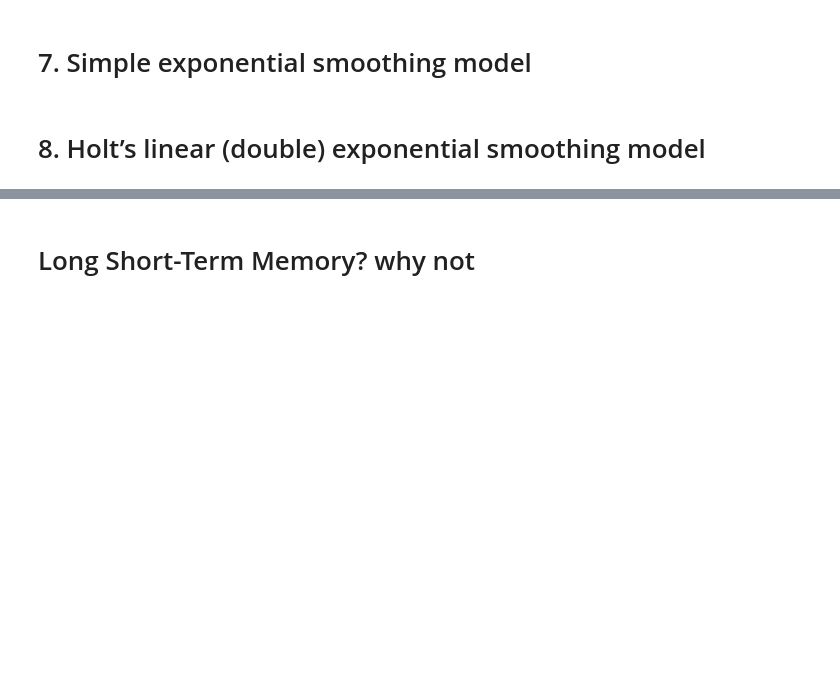
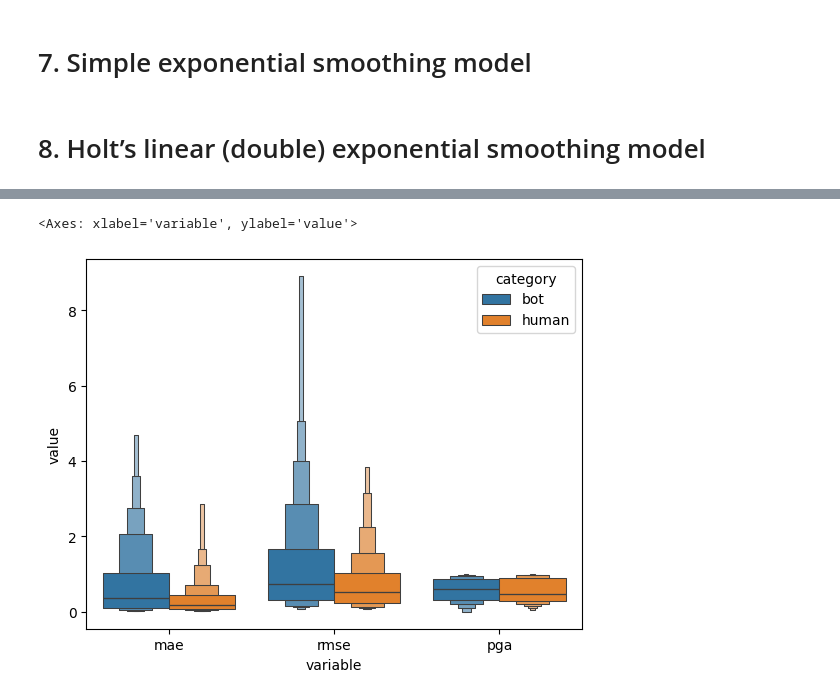
Before and after one commit to uhourri/GH-Bots-API, a Jupyter notebook: code/Models comparing using time sequences.ipynb, the cells around one changed output, grey strips where cells are left out. Cells and saved outputs as stored; diff of their text form; code cells hidden in the pictures; blank space fills up the shorter version.

```diff
--- a/code/Models comparing using time sequences.ipynb
+++ b/code/Models comparing using time sequences.ipynb
@@ -700,7 +734,7 @@ def tes_model(contributor):
         'category': contributor['category'].iloc[0],
         'r2': r2_score(test['n_activities'], predictions),
         'mae': mean_absolute_error(test['n_activities'], predictions),
-        'mse': mean_squared_error(test['n_activities'], predictions),
+        'mse': root_mean_squared_error(test['n_activities'], predictions),
         'n_activities': contributor['n_activities'].sum()
     })
 
@@ -727,7 +761,7 @@ def tes_model(contributor):
     except:
         print("Something else went wrong")
 
-    # Forecast the test set using confidence interval with 95%
+    # Forecast the test set using prediction interval with 95%
     predictions = model.get_prediction(start=len(train), end=len(train)+len(test)-1).summary_frame(alpha=0.05)
 
     # Create a series for evaluation metrics and sum of activities
@@ -736,7 +770,7 @@ def tes_model(contributor):
         'category': contributor['category'].iloc[0],
         'r2': r2_score(test['n_activities'], predictions['mean']),
         'mae': mean_absolute_error(test['n_activities'], predictions['mean']),
-        'mse': mean_squared_error(test['n_activities'], predictions['mean']),
+        'rmse': root_mean_squared_error(test['n_activities'], predictions['mean']),
         'pga': pga_score(test['n_activities'], predictions['mean']),
         'pga_pi_upper': pga_score(test['n_activities'], predictions['pi_upper']),
         'n_activities': contributor['n_activities'].sum()
@@ -771,2 +806,6 @@ tes_results.to_csv('../eval-rest/tes_model_metrics_pi.csv', index=False)
-# %% [markdown]
-# Long Short-Term Memory? why not
+# %%
+# plot the boxenplot
+sns.boxenplot(x='variable', y='value', hue='category', data=pd.melt(tes_results.drop(['r2', 'pga_pi_upper', 'n_activities'], axis=1), id_vars=['contributor', 'category'], var_name='variable', value_name='value'), showfliers=False)
+# %% [output]
+<Axes: xlabel='variable', ylabel='value'>
+[figure, added]
```
Also changed, not shown: parts of 48 cells of this notebook, 4 other files.
